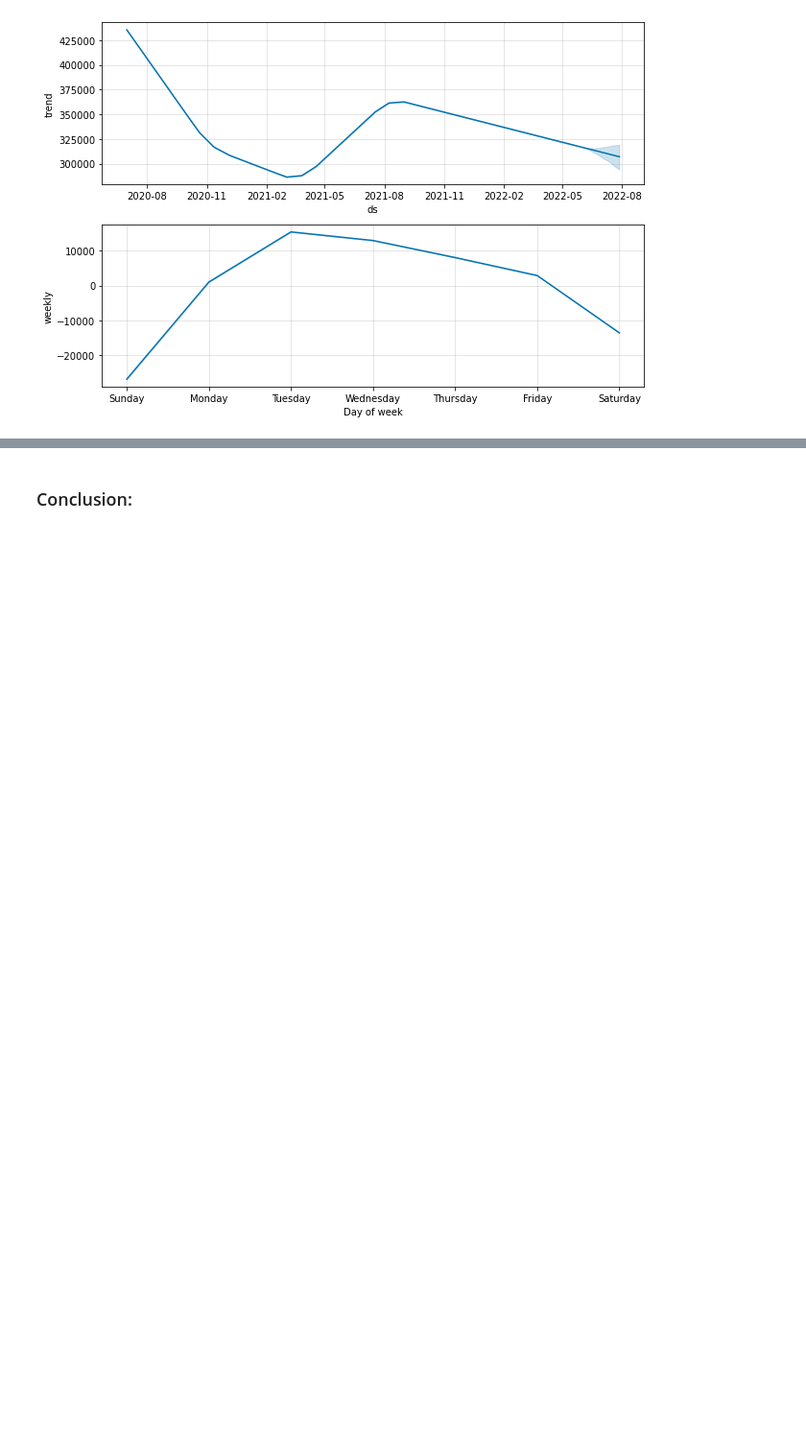
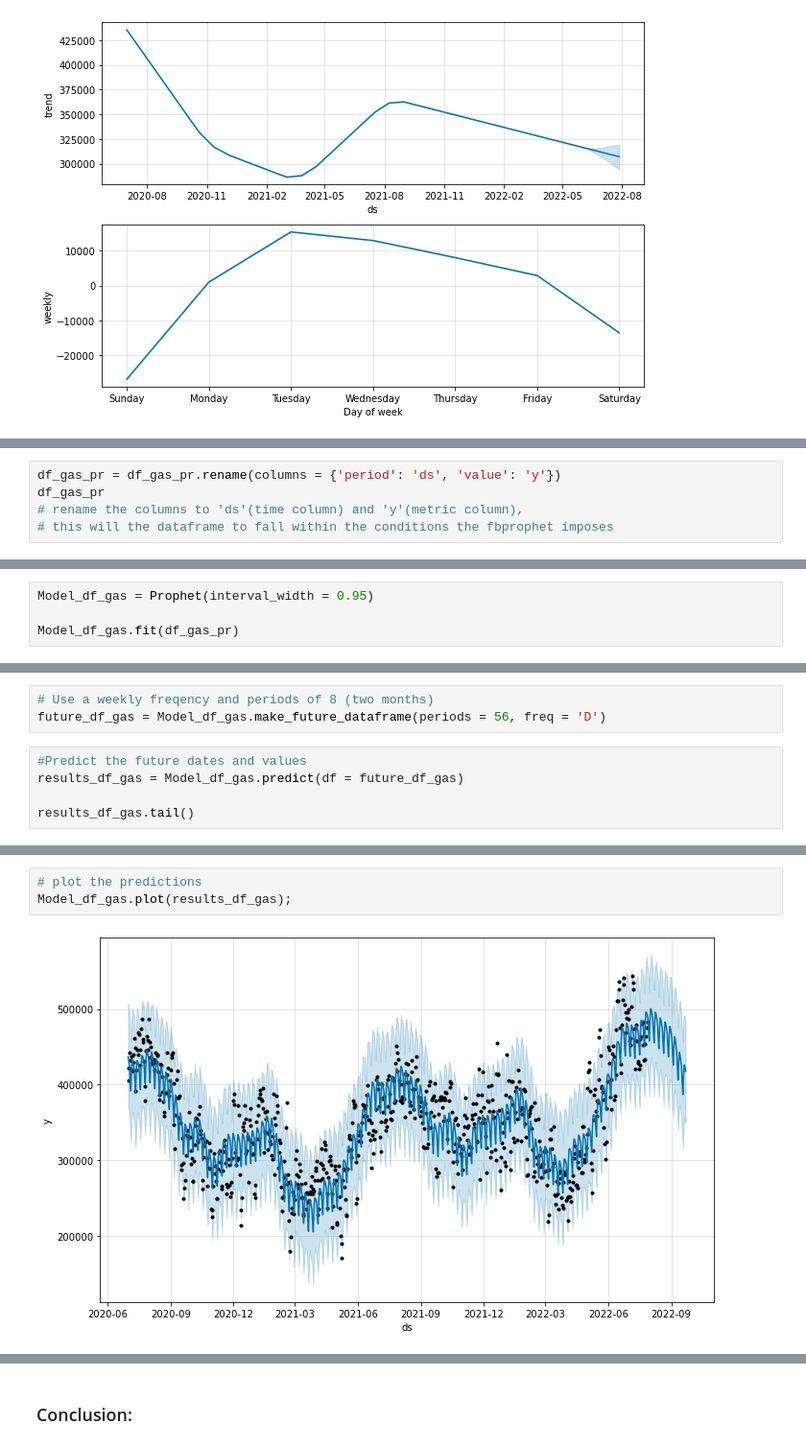
Before and after one commit to cdfurr/Solar-Power, a Jupyter notebook: Notebooks/Notebook_5.ipynb, the cells around one changed output, grey strips where cells are left out. Shown at 96% size. Drawn from its saved outputs; the diff is of its cells as text; blank space fills up the shorter version.

Commit message:
fixing demand data and figuring out future projection

```diff
--- a/Notebooks/Notebook_5.ipynb
+++ b/Notebooks/Notebook_5.ipynb
@@ -712,0 +738,5 @@ Model_gas.plot_components(results_gas);
+# %%
+df_gas_pr = df_gas_pr.rename(columns = {'period': 'ds', 'value': 'y'})
+df_gas_pr
+# rename the columns to 'ds'(time column) and 'y'(metric column),
+# this will the dataframe to fall within the conditions the fbprophet imposes
@@ -712,0 +757,4 @@ Model_gas.plot_components(results_gas);
+# %%
+Model_df_gas = Prophet(interval_width = 0.95)
+
+Model_df_gas.fit(df_gas_pr)
@@ -712,0 +765,8 @@ Model_gas.plot_components(results_gas);
+# %%
+# Use a weekly freqency and periods of 8 (two months)
+future_df_gas = Model_df_gas.make_future_dataframe(periods = 56, freq = 'D')
+# %%
+#Predict the future dates and values
+results_df_gas = Model_df_gas.predict(df = future_df_gas)
+
+results_df_gas.tail()
@@ -712,0 +796,5 @@ Model_gas.plot_components(results_gas);
+# %%
+# plot the predictions
+Model_df_gas.plot(results_df_gas);
+# %% [output]
+[figure, added]
```
Also changed, not shown: parts of 13 cells of this notebook, 2 other files.
